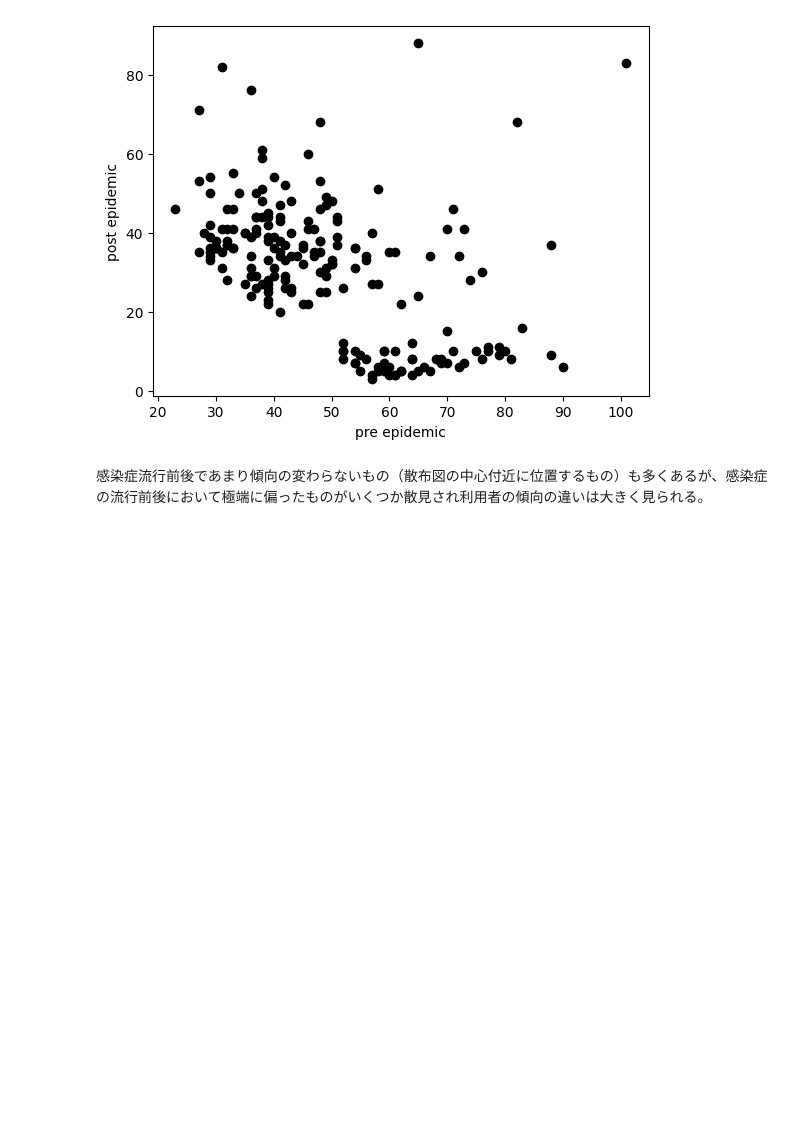
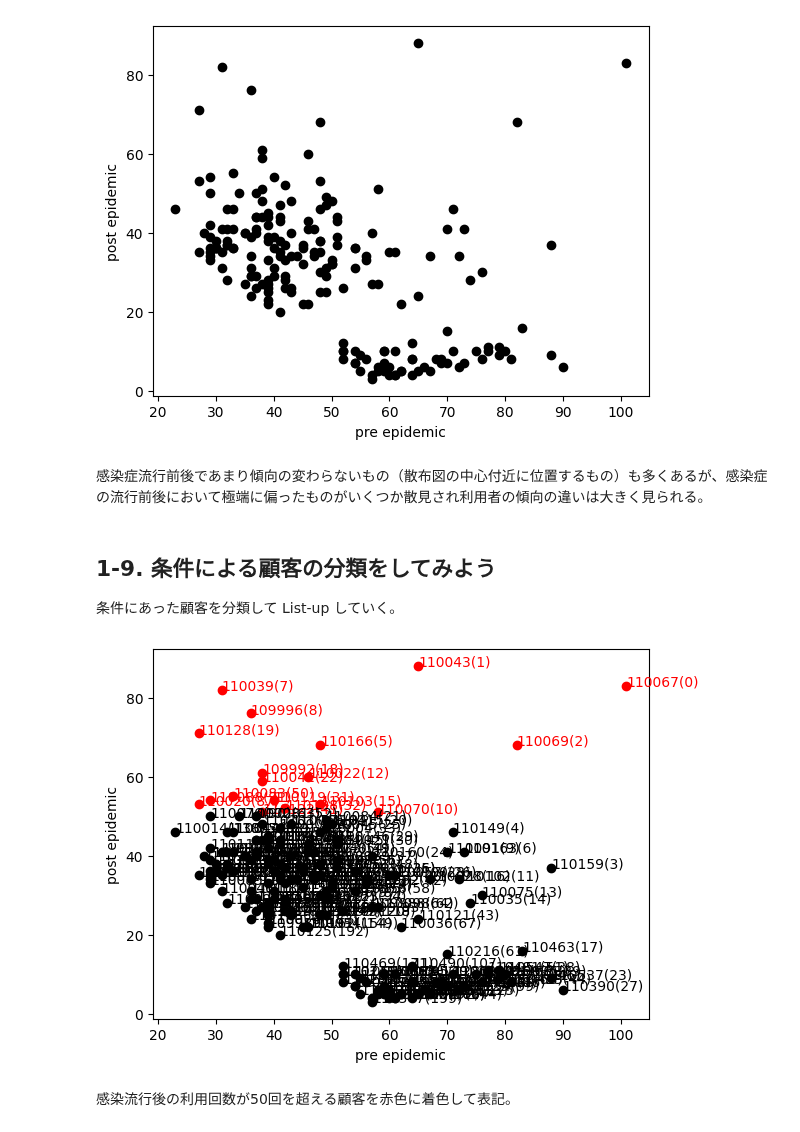
Before and after one commit to 1024xx4/math_programing_for_ai_and_ds, a Jupyter notebook: section01/section01.ipynb, the cells around one changed output. Drawn from its saved outputs; the diff is of its cells as text; code cells hidden in the pictures; blank space fills up the shorter version.

```diff
--- a/section01/section01.ipynb
+++ b/section01/section01.ipynb
@@ -551,3 +551,38 @@ plt.show()
 [figure]
 # %% [markdown]
 感染症流行前後であまり傾向の変わらないもの（散布図の中心付近に位置するもの）も多くあるが、感染症の流行前後において極端に偏ったものがいくつか散見され利用者の傾向の違いは大きく見られる。
+# %% [markdown]
+## 1-9. 条件による顧客の分類をしてみよう
+条件にあった顧客を分類して List-up していく。
+# %%
+# 条件にあった顧客を赤色で表記する
+
+# Parameter 設定
+num = 200
+threshold_post = 50  # しきい値の設定
+
+# 感染症対策を可視化
+count_pre_and_post = np.zeros((num, 2))
+
+for i_rank in range(num):
+    i = df_info['顧客ID'].value_counts().index[i_rank]
+    count_pre_and_post[i_rank][0] = int(df_info_pre[df_info_pre['顧客ID'] == i].count()[0])
+    count_pre_and_post[i_rank][1] = int(df_info_post[df_info_post['顧客ID'] == i].count()[0])
+
+for i_rank in range(num):
+    i = df_info['顧客ID'].value_counts().index[i_rank]
+    text = f"{i}({i_rank})"
+    if count_pre_and_post[i_rank][1] > threshold_post:
+        temp_color = 'r'
+    else:
+        temp_color = 'k'
+    plt.scatter(count_pre_and_post[i_rank][0], count_pre_and_post[i_rank][1], color=temp_color)
+    plt.text(count_pre_and_post[i_rank][0], count_pre_and_post[i_rank][1], text, color=temp_color)
+
+plt.xlabel('pre epidemic')
+plt.ylabel('post epidemic')
+plt.show()
+# %% [output]
+[figure, added]
+# %% [markdown]
+感染流行後の利用回数が50回を超える顧客を赤色に着色して表記。
```
